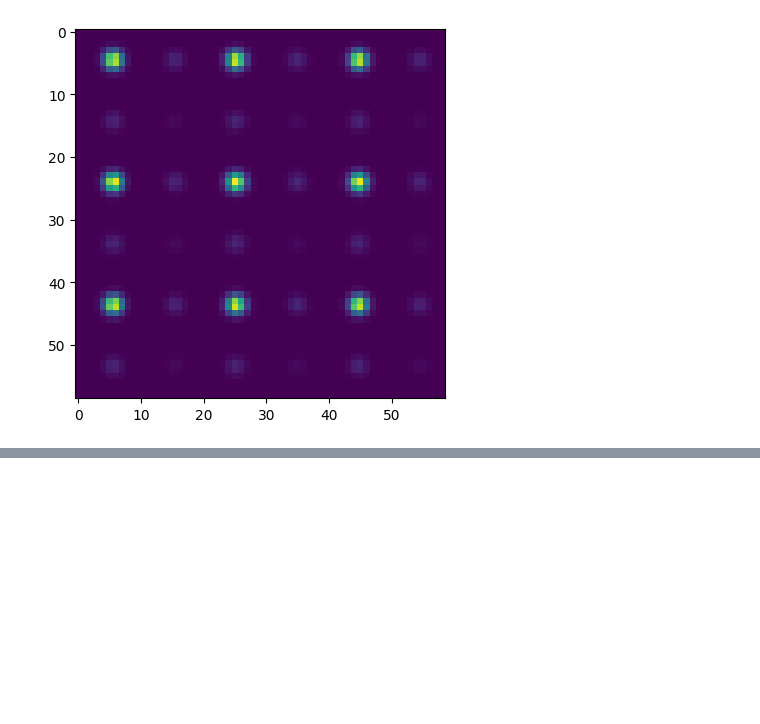
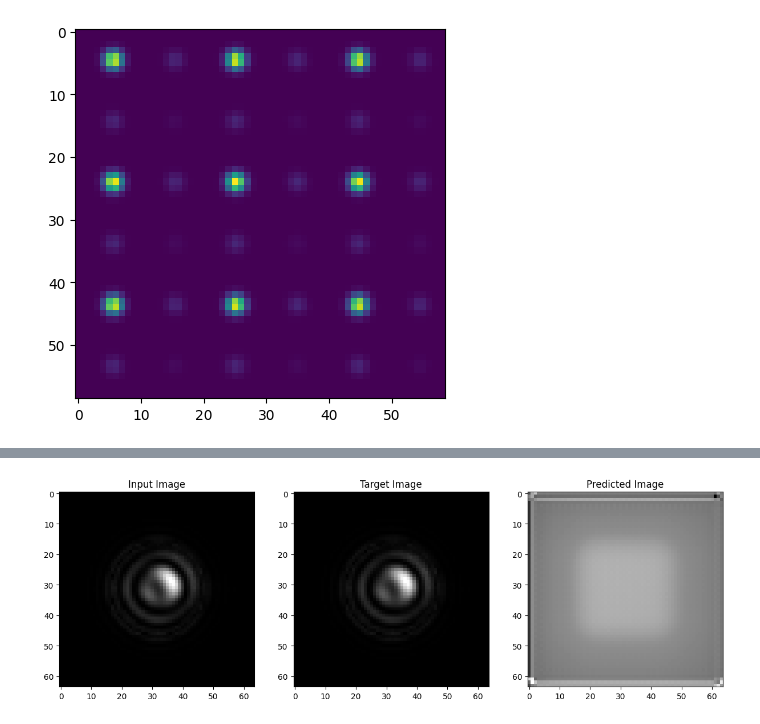
Before and after one commit to dasol-yoon/ZSense, a Jupyter notebook: Zsense.ipynb, the cells around one changed output, grey strips where cells are left out. Drawn from its saved outputs; the diff is of its cells as text; code cells hidden in the pictures; blank space fills up the shorter version.

```diff
--- a/Zsense.ipynb
+++ b/Zsense.ipynb
@@ -205,0 +278,35 @@ Prediction shape: torch.Size([8, 1, 64, 64]), Target shape: torch.Size([8, 1, 64
+# %%
+# Switch model to evaluation mode
+model.eval()
+
+# Select specific input sample
+sample_input = input_tensor[5, 5, :, :].unsqueeze(0).unsqueeze(0).to(device)  # Shape: (1, 1, 64, 64)
+sample_label = label_tensor[5, 5].item()
+
+# Combine input and label into a two-channel tensor
+combined_input = torch.cat((sample_input, torch.full_like(sample_input, sample_label)), dim=1)
+
+# Make a prediction
+with torch.no_grad():
+    prediction = model(combined_input)
+    pred_img = prediction.squeeze().cpu().numpy()
+
+# Plot the images
+fig, ax = plt.subplots(1, 3, figsize=(15, 5))
+
+# Original Input
+ax[0].imshow(sample_input.squeeze().cpu().numpy(), cmap='gray')
+ax[0].set_title("Input Image")
+
+# Ground Truth (Assuming output_tensor is available)
+target_img = output_tensor[5, 5, :, :].cpu().numpy()
+ax[1].imshow(target_img, cmap='gray')
+ax[1].set_title("Target Image")
+
+# Predicted Output
+ax[2].imshow(pred_img, cmap='gray')
+ax[2].set_title("Predicted Image")
+
+plt.show()
+# %% [output]
+[figure, added]
```
Also changed, not shown: parts of 5 cells of this notebook.
